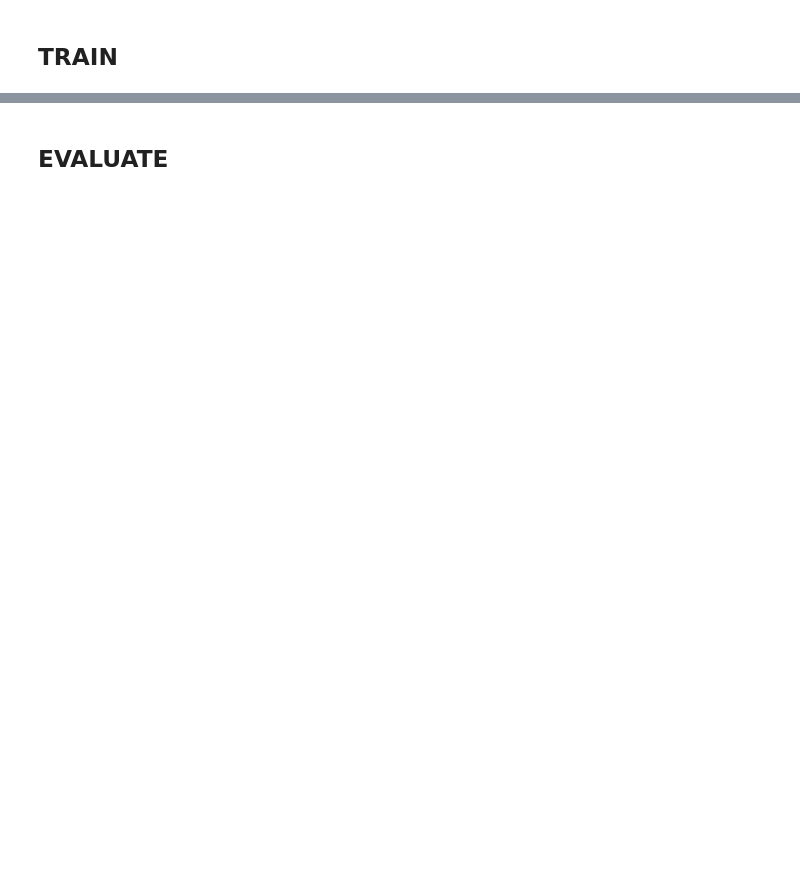
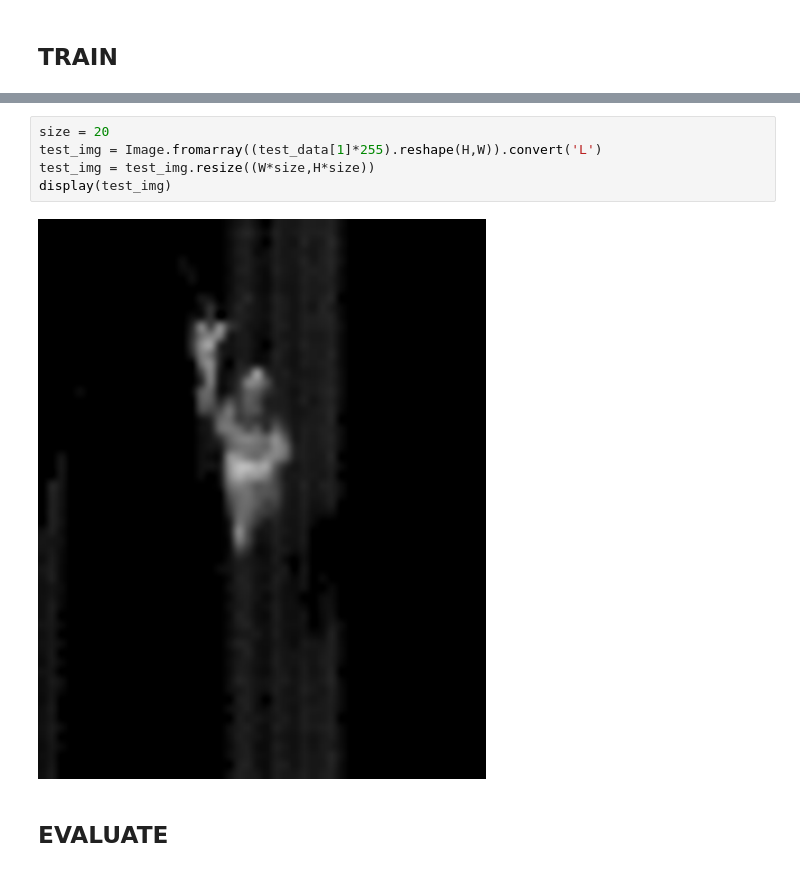
Before and after one commit to 00-01/pplcnt_model, a Jupyter notebook: model/v1.2/train.ipynb, the cells around one changed output, grey strips where cells are left out. Saved outputs shown, nothing was run; the diff lists cells and outputs as text; blank space fills up the shorter version.

```diff
--- a/model/v1.2/train.ipynb
+++ b/model/v1.2/train.ipynb
@@ -292,3 +360,10 @@ Epoch 00134: early stopping
+# %%
+size = 20
+test_img = Image.fromarray((test_data[1]*255).reshape(H,W)).convert('L')
+test_img = test_img.resize((W*size,H*size))
+display(test_img)
+# %% [output]
+[figure, added]
 # %% [markdown]
 ## EVALUATE
 # %%
```
Also changed, not shown: parts of 9 cells of this notebook, 7 other files.
